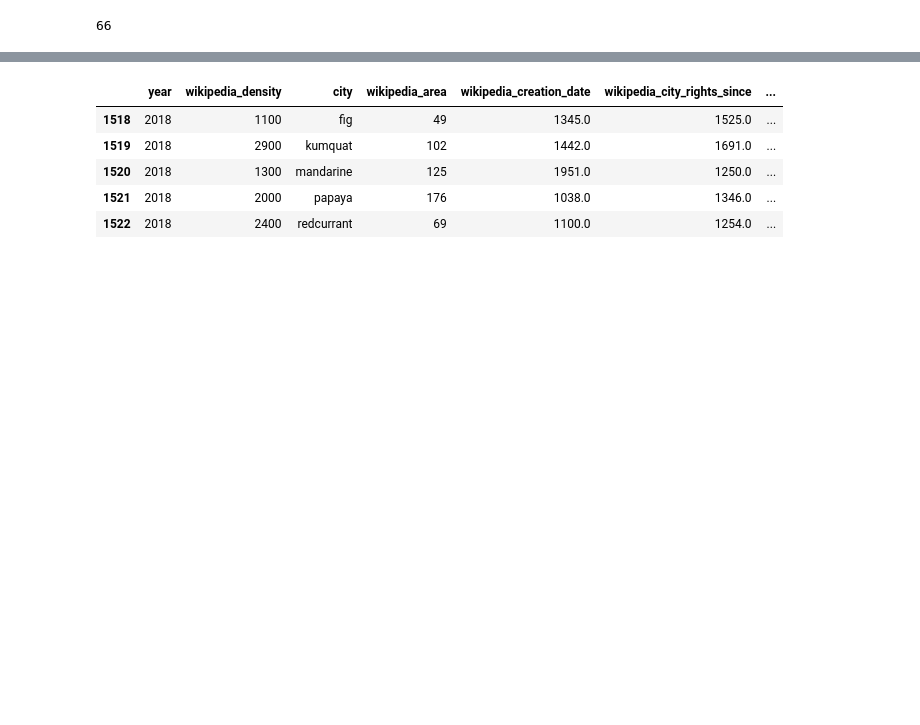
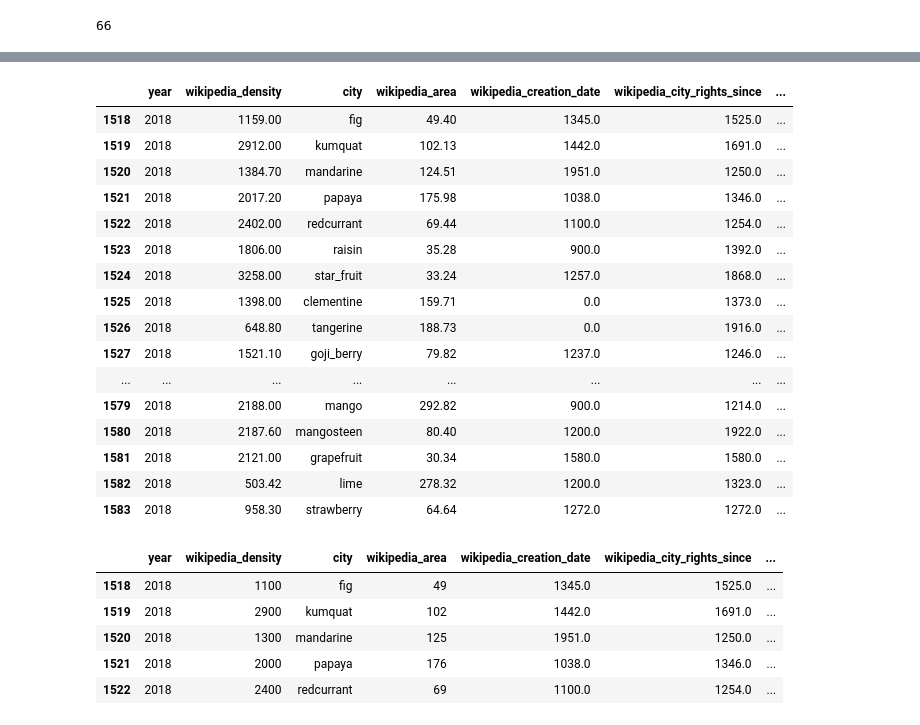
Before and after one commit to KonradJadwizyc/Hackathon-16.11.2019, a Jupyter notebook: codes/Python/hackathon.ipynb, the cells around one changed output, grey strips where cells are left out. Drawn from its saved outputs; the diff is of its cells as text; code cells hidden in the pictures; blank space fills up the shorter version.

```diff
--- a/codes/Python/hackathon.ipynb
+++ b/codes/Python/hackathon.ipynb
@@ -75,3 +71,23 @@ cities.head()
+# %%
+cities
+# %% [output]
+|  | year | wikipedia_density | city | wikipedia_area | wikipedia_creation_date | wikipedia_city_rights_since | ... |
+| 1518 | 2018 | 1159.00 | fig | 49.40 | 1345.0 | 1525.0 | ... |
+| 1519 | 2018 | 2912.00 | kumquat | 102.13 | 1442.0 | 1691.0 | ... |
+| 1520 | 2018 | 1384.70 | mandarine | 124.51 | 1951.0 | 1250.0 | ... |
+| 1521 | 2018 | 2017.20 | papaya | 175.98 | 1038.0 | 1346.0 | ... |
+| 1522 | 2018 | 2402.00 | redcurrant | 69.44 | 1100.0 | 1254.0 | ... |
+| 1523 | 2018 | 1806.00 | raisin | 35.28 | 900.0 | 1392.0 | ... |
+| 1524 | 2018 | 3258.00 | star_fruit | 33.24 | 1257.0 | 1868.0 | ... |
+| 1525 | 2018 | 1398.00 | clementine | 159.71 | 0.0 | 1373.0 | ... |
+| 1526 | 2018 | 648.80 | tangerine | 188.73 | 0.0 | 1916.0 | ... |
+| 1527 | 2018 | 1521.10 | goji_berry | 79.82 | 1237.0 | 1246.0 | ... |
+| ... | ... | ... | ... | ... | ... | ... | ... |
+| 1579 | 2018 | 2188.00 | mango | 292.82 | 900.0 | 1214.0 | ... |
+| 1580 | 2018 | 2187.60 | mangosteen | 80.40 | 1200.0 | 1922.0 | ... |
+| 1581 | 2018 | 2121.00 | grapefruit | 30.34 | 1580.0 | 1580.0 | ... |
+| 1582 | 2018 | 503.42 | lime | 278.32 | 1200.0 | 1323.0 | ... |
+| 1583 | 2018 | 958.30 | strawberry | 64.64 | 1272.0 | 1272.0 | ... |
 # %%
 cities['wikipedia_nr_of_people'] = (cities['wikipedia_nr_of_people']/100).astype(int)*100
 cities['wikipedia_density'] = (cities['wikipedia_density']/100).astype(int)*100
```
Also changed, not shown: parts of 2 cells of this notebook, 4 other files.
